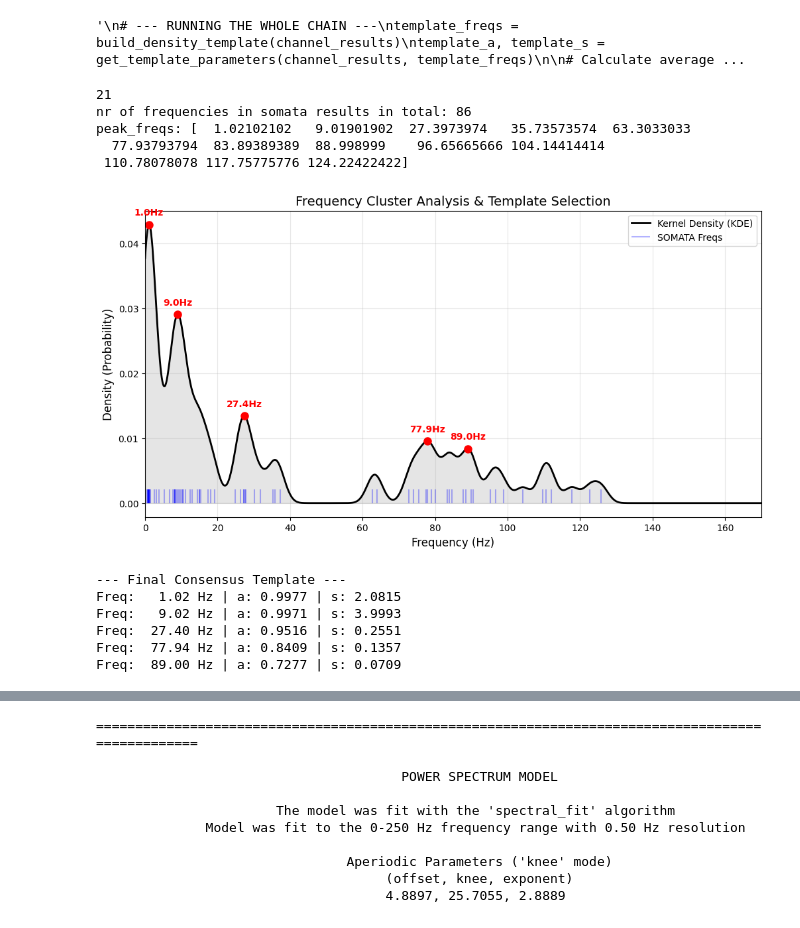
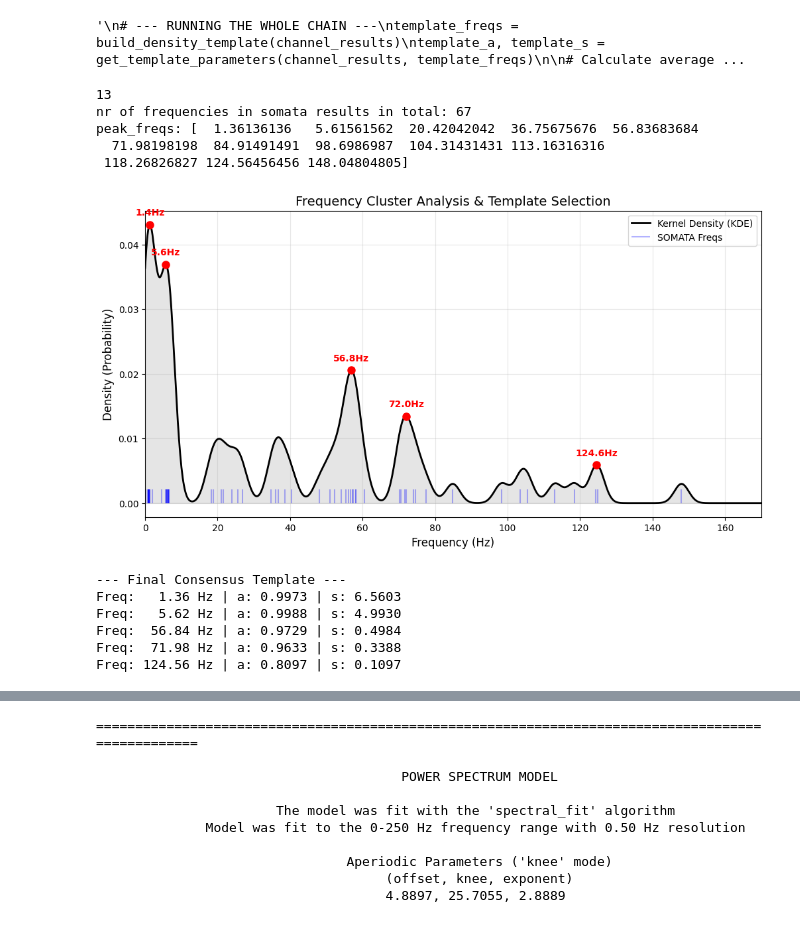
Before and after one commit to LisaPonsteen/SSR-neural-speech-decoding, a Jupyter notebook: find_peak_freqs.ipynb, the cells around one changed output, grey strips where cells are left out. Cells and saved outputs as stored; diff of their text form; code cells hidden in the pictures.

```diff
--- a/find_peak_freqs.ipynb
+++ b/find_peak_freqs.ipynb
@@ -45,7 +47,7 @@ The autoreload extension is already loaded. To reload it, use:
 #Get top channels+regions
 
 #for participant in participants["participant_id"][:2]:
-participant = "sub-08"
+participant = "sub-10"
 
 #Load data
 io = NWBHDF5IO(os.path.join(cfg.PATH_BIDS,participant,'ieeg',f'{participant}_task-wordProduction_ieeg.nwb'), 'r')
@@ -220,8 +221,6 @@ from joblib import Parallel, delayed
 import gc
 
 def process_channel(ch, eeg_data, eeg_sr):
-    # --- run IterOsc for the channel ---
-    # Note: Pass only the specific channel data to the function to save memory
     io1 = IterOsc(eeg_data, eeg_sr, noise_start=None, osc_range=7)
     io1.iterate(freq_res=1, plot_fit=False, verbose=False)
 
@@ -229,6 +228,7 @@ def process_channel(ch, eeg_data, eeg_sr):
     knee_idx = get_knee(ll_vec)
     best_model_for_ch = io1.get_knee_osc()
 
+    '''
     # if the model chose knee idx 0, look ahead
     if knee_idx == 0:
         for i, model in enumerate(io1.fitted_osc[1:], start=1):
@@ -239,6 +239,18 @@ def process_channel(ch, eeg_data, eeg_sr):
         if knee_idx == 0:
             knee_idx = 2
         print(f'changed knee_idx from 0 to {knee_idx}')
+        '''
+        # if the model chose knee idx 0 or 1 (so 1 or 2 oscilators), look ahead
+    if knee_idx <2:
+        for i, model in enumerate(io1.fitted_osc[1:], start=1):
+            if 70 <= model.freq[-1] <= 170:
+                best_model_for_ch = model
+                knee_idx = i
+                break
+        if knee_idx <2:
+            knee_idx = 2
+            best_model_for_ch = io1.fitted_osc[2]
+        #print(f'changed knee_idx to {knee_idx}')
 
     # look ahead if there is an hg osc next we want to include
     if knee_idx + 1 < len(io1.fitted_osc):
@@ -249,7 +261,7 @@ def process_channel(ch, eeg_data, eeg_sr):
             if np.all(freq_diffs > 5):
                 knee_idx += 1
                 best_model_for_ch = next_model
-                print(f'found another hg freq at knee_idx +1 (={knee_idx})')
+                #print(f'found another hg freq at knee_idx +1 (={knee_idx})')
 
     #print("channel", ch)
     #print("freqs", best_model_for_ch.freq)
@@ -286,6 +298,5 @@ results_list = Parallel(n_jobs=4)( # Only 4 jobs to save RAM
 channel_results = {i: res for i, res in enumerate(results_list)}
 
 # Save
-path_somata = '/Users/lisa/Documents/DSAI_year2/SingleWordProductionDutch-1/somata'
 np.save(os.path.join(path_somata, f'{participant}_somata_results.npy'), channel_results)
 # %% [output]
@@ -428,37 +439,37 @@ print(f"Average Observation Noise R: {avg_R:.2e}")
 # %%
 #for a single participant
 #first: run somata for each channel and save the results in participant_somata_results
-participant = "sub-08"
+participant = "sub-06"
 somata_results = np.load(os.path.join(path_somata,f'{participant}_somata_results.npy'),allow_pickle=True).item()
 
 #gather all channels that have a peak in hg range (that we thus want to use for our base osc template)
 has_hg_osc = set()
 for idx, data in somata_results.items():
     if any(70 <= f <= 170 for f in data['freqs']):
         #has_hg_osc.add(int(data['channel']))
         has_hg_osc.add(idx)
 
 print(len(has_hg_osc))
 hg_subset_results = {idx: somata_results[idx] for idx in has_hg_osc}
 template_freqs = build_density_template(hg_subset_results, nr_osc = 3, min_hg_osc=2)
 template_a, template_s = get_template_parameters(hg_subset_results, template_freqs)
 
 print("\n--- Final Consensus Template ---")
 for i, f in enumerate(template_freqs):
     print(f"Freq: {f:6.2f} Hz | a: {template_a[i]:.4f} | s: {template_s[i]:.4f}")
 # %% [output]
-21
-nr of frequencies in somata results in total: 86
-peak_freqs: [  1.02102102   9.01901902  27.3973974   35.73573574  63.3033033
-  77.93793794  83.89389389  88.998999    96.65665666 104.14414414
- 110.78078078 117.75775776 124.22422422]
+13
+nr of frequencies in somata results in total: 67
+peak_freqs: [  1.36136136   5.61561562  20.42042042  36.75675676  56.83683684
+  71.98198198  84.91491491  98.6986987  104.31431431 113.16316316
+ 118.26826827 124.56456456 148.04804805]
-[figure, old version]
+[figure, new version]
 --- Final Consensus Template ---
-Freq:   1.02 Hz | a: 0.9977 | s: 2.0815
-Freq:   9.02 Hz | a: 0.9971 | s: 3.9993
-Freq:  27.40 Hz | a: 0.9516 | s: 0.2551
-Freq:  77.94 Hz | a: 0.8409 | s: 0.1357
-Freq:  89.00 Hz | a: 0.7277 | s: 0.0709
+Freq:   1.36 Hz | a: 0.9973 | s: 6.5603
+Freq:   5.62 Hz | a: 0.9988 | s: 4.9930
+Freq:  56.84 Hz | a: 0.9729 | s: 0.4984
+Freq:  71.98 Hz | a: 0.9633 | s: 0.3388
+Freq: 124.56 Hz | a: 0.8097 | s: 0.1097
 # %%
 
 participant = "sub-06"
```
Also changed, not shown: parts of 10 cells of this notebook, 1 other file.
